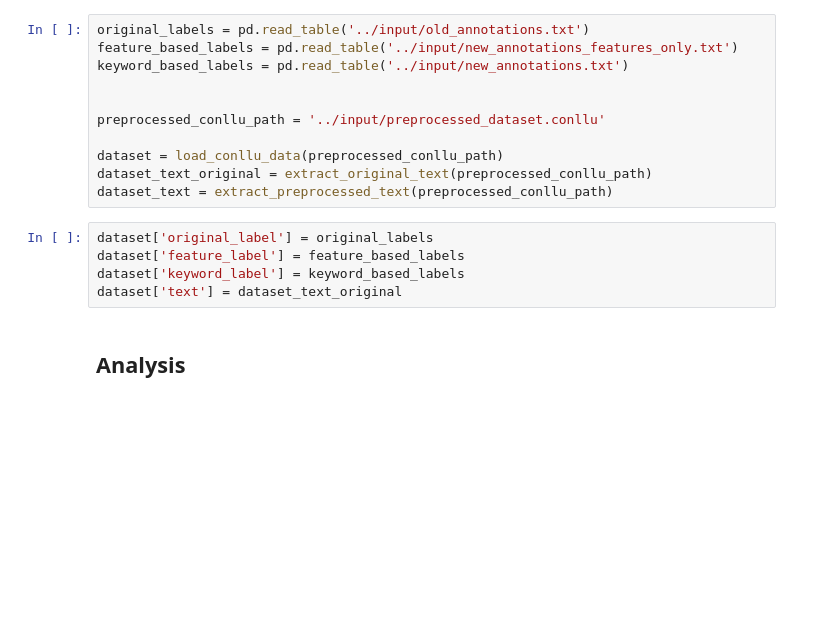
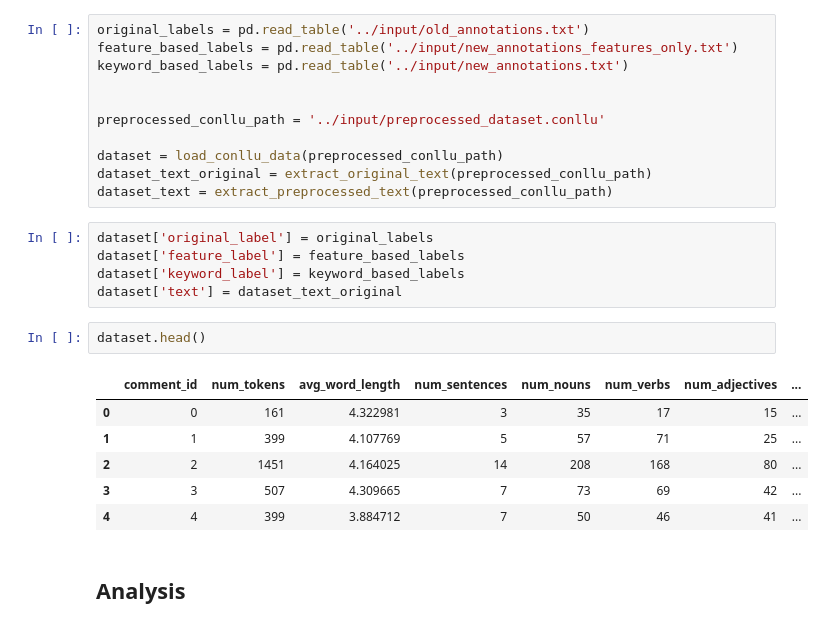
Before and after one commit to UgoLabbe/NLP-DetecConstComm-project, a Jupyter notebook: archive/analysis_labels.ipynb, the cells around one changed output. Drawn from its saved outputs; the diff is of its cells as text; blank space fills up the shorter version.

```diff
--- a/archive/analysis_labels.ipynb
+++ b/archive/analysis_labels.ipynb
@@ -27,6 +27,15 @@ dataset['original_label'] = original_labels
 dataset['feature_label'] = feature_based_labels
 dataset['keyword_label'] = keyword_based_labels
 dataset['text'] = dataset_text_original
+# %%
+dataset.head()
+# %% [output]
+|  | comment_id | num_tokens | avg_word_length | num_sentences | num_nouns | num_verbs | num_adjectives | ... |
+| 0 | 0 | 161 | 4.322981 | 3 | 35 | 17 | 15 | ... |
+| 1 | 1 | 399 | 4.107769 | 5 | 57 | 71 | 25 | ... |
+| 2 | 2 | 1451 | 4.164025 | 14 | 208 | 168 | 80 | ... |
+| 3 | 3 | 507 | 4.309665 | 7 | 73 | 69 | 42 | ... |
+| 4 | 4 | 399 | 3.884712 | 7 | 50 | 46 | 41 | ... |
 # %% [markdown]
 ## Analysis
 # %%
```
Also changed, not shown: 8 other files.
